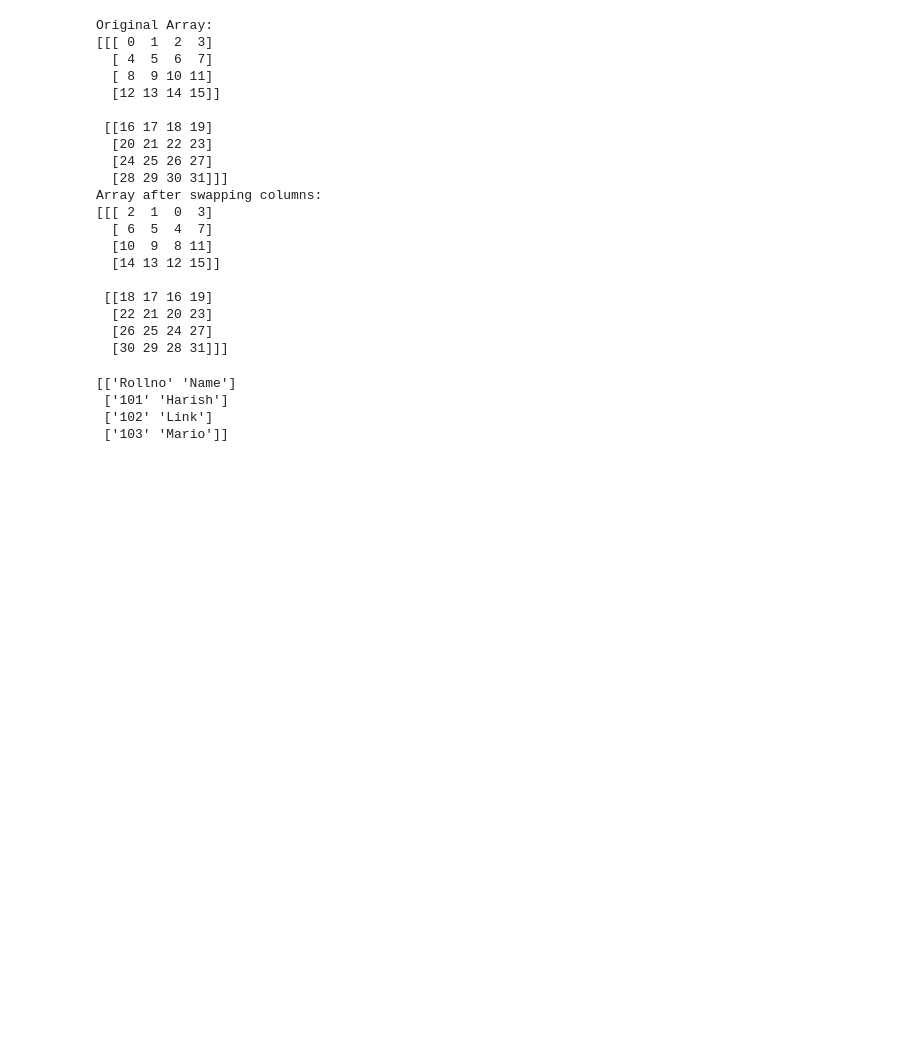
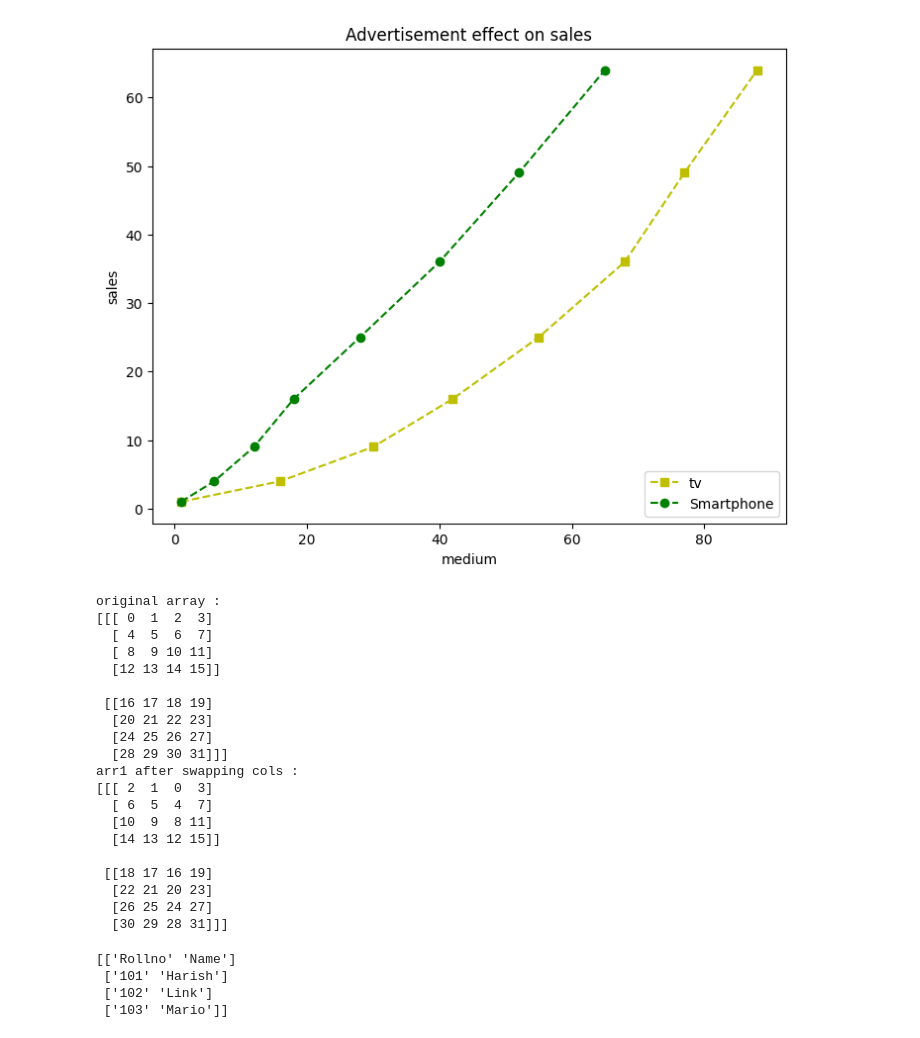
Before and after one commit to HarRaz13/Documents, a Jupyter notebook: Python/Practice.ipynb, the cells around one changed output. Saved outputs shown, nothing was run; the diff lists cells and outputs as text; code cells hidden in the pictures; blank space fills up the shorter version.

```diff
--- a/Python/Practice.ipynb
+++ b/Python/Practice.ipynb
@@ -153,13 +28,30 @@ ValueError: invalid literal for int() with base 10: 'ADBMS'
+# %%
+import matplotlib.pyplot as plt
+
+y = [1,4,9,16,25,36,49,64]
+x1=[1,16,30,42,55,68,77,88]
+x2=[1,6,12,18,28,40,52,65]
+fig=plt.figure()
+ax=fig.add_axes([0,0,1,1])
+l1=ax.plot(x1,y,'ys--')
+l2=ax.plot(x2,y,'go--')
+ax.legend(labels=('tv','Smartphone'), loc='lower right')
+ax.set_title("Advertisement effect on sales")
+ax.set_xlabel('medium')
+ax.set_ylabel('sales')
+plt.show()
+# %% [output]
+[figure, added]
 # %%
 import numpy as np
-ar = np.arange(32).reshape(2,4,4)
-print("Original Array: ")
-print(ar)
-ar[:,:,[0,2]] = ar[:,:,[2,0]]
-print("Array after swapping columns: ")
-print(ar)
+arr1=np.arange(32).reshape(2,4,4)
+print("original array :")
+print(arr1)
+arr1[:,:,[0,2]]=arr1[:,:,[2,0]]                  #swapping columns
+print("arr1 after swapping cols :")
+print(arr1)
 # %% [output]
-Original Array:
+original array :
 [[[ 0  1  2  3]
   [ 4  5  6  7]
   [ 8  9 10 11]
@@ -169,7 +61,7 @@ Original Array:
   [20 21 22 23]
   [24 25 26 27]
   [28 29 30 31]]]
-Array after swapping columns:
+arr1 after swapping cols :
 [[[ 2  1  0  3]
   [ 6  5  4  7]
   [10  9  8 11]
```
Also changed, not shown: parts of 33 cells of this notebook, 14 other files.
